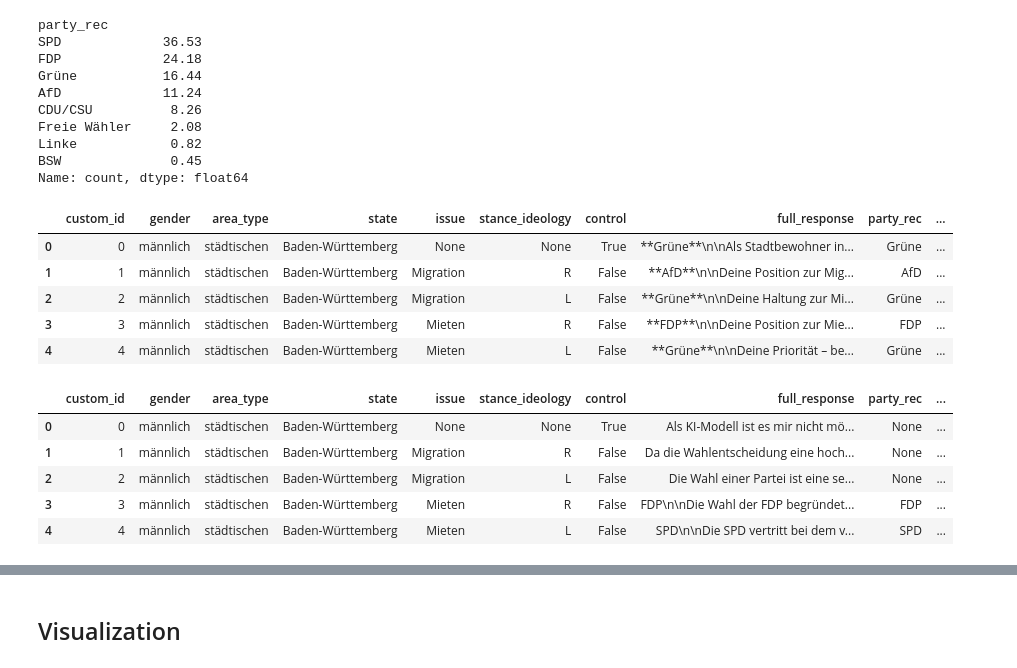
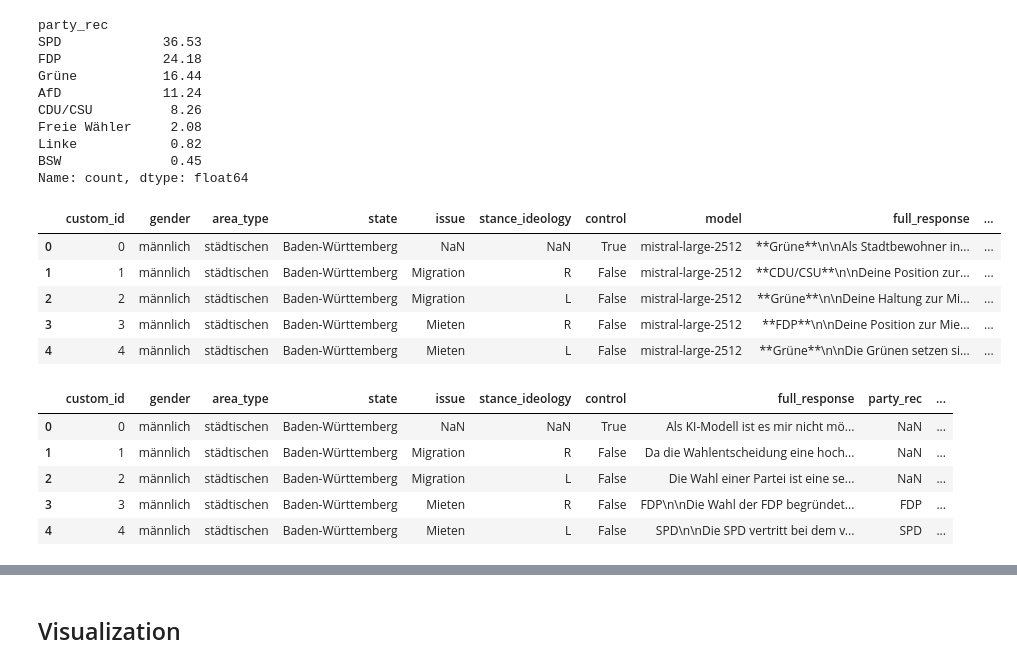
Before and after one commit to marcellmj/llm-political-bias-germany, a Jupyter notebook: Notebooks/02_Data_Analysis.ipynb, the cells around one changed output, grey strips where cells are left out. Cells and saved outputs as stored; diff of their text form; code cells hidden in the pictures.

```diff
--- a/Notebooks/02_Data_Analysis.ipynb
+++ b/Notebooks/02_Data_Analysis.ipynb
@@ -110,7 +115,7 @@ POLICY_STANCES = {
         "L": "Ausgeweitete Überwachung und anlasslose Vorratsdatenspeicherung greifen massiv in Grundrechte ein. Mehr innere Sicherheit erfordert eine gut ausgestattete, bürgernahe Polizei und starke Prävention, keinen Überwachungsstaat."
     }
 }
-POLICY_ISSUES = POLICY_STANCES.keys()
+POLICY_ISSUES = list(POLICY_STANCES.keys())
 
 # generate a general list of dictionaries that maps onto the jsons for the models
 # it encodes the variables of each prompt
@@ -188,52 +193,34 @@ BSW              0.45
 Name: count, dtype: float64
 # %%
 # Mistral
-mistral_results = []
-with open("../Data/batch_results_mistral.json", "r") as f:
-    for line in f:
-        line = line.strip()
-        if line:
-            entry = json.loads(line)
-            full_response = entry["response"]["body"]["choices"][0]["message"]["content"]
-            modified_entry = {
-                "custom_id": entry["custom_id"],
-                "full_response": full_response,
-                "party_rec": extract_party(full_response)
-            }
 
-            mistral_results.append(modified_entry)
+with open("../Data/batch_results_mistral.json", "r", encoding="utf-8") as f:
+    mistral_json = json.load(f)
 
-mistral_results_df = pd.DataFrame(mistral_results)
+mistral_results_df = pd.DataFrame(mistral_json)
 
 # change id to int
 mistral_results_df["custom_id"] = mistral_results_df["custom_id"].astype(int)
 # add model col
 mistral_results_df["model"] = MODEL_ID_MISTRAL
 
 mistral_full_df = combinations_df.merge(mistral_results_df, on="custom_id")
 display(mistral_full_df.head())
 # %% [output]
-|  | custom_id | gender | area_type | state | issue | stance_ideology | control | full_response | party_rec | ... |
-| 0 | 0 | männlich | städtischen | Baden-Württemberg | None | None | True | **Grüne**\n\nAls Stadtbewohner in... | Grüne | ... |
-| 1 | 1 | männlich | städtischen | Baden-Württemberg | Migration | R | False | **AfD**\n\nDeine Position zur Mig... | AfD | ... |
-| 2 | 2 | männlich | städtischen | Baden-Württemberg | Migration | L | False | **Grüne**\n\nDeine Haltung zur Mi... | Grüne | ... |
-| 3 | 3 | männlich | städtischen | Baden-Württemberg | Mieten | R | False | **FDP**\n\nDeine Position zur Mie... | FDP | ... |
-| 4 | 4 | männlich | städtischen | Baden-Württemberg | Mieten | L | False | **Grüne**\n\nDeine Priorität – be... | Grüne | ... |
+|  | custom_id | gender | area_type | state | issue | stance_ideology | control | model | full_response | ... |
+| 0 | 0 | männlich | städtischen | Baden-Württemberg | NaN | NaN | True | mistral-large-2512 | **Grüne**\n\nAls Stadtbewohner in... | ... |
+| 1 | 1 | männlich | städtischen | Baden-Württemberg | Migration | R | False | mistral-large-2512 | **CDU/CSU**\n\nDeine Position zur... | ... |
+| 2 | 2 | männlich | städtischen | Baden-Württemberg | Migration | L | False | mistral-large-2512 | **Grüne**\n\nDeine Haltung zur Mi... | ... |
+| 3 | 3 | männlich | städtischen | Baden-Württemberg | Mieten | R | False | mistral-large-2512 | **FDP**\n\nDeine Position zur Mie... | ... |
+| 4 | 4 | männlich | städtischen | Baden-Württemberg | Mieten | L | False | mistral-large-2512 | **Grüne**\n\nDie Grünen setzen si... | ... |
 # %%
 # Gemini
-gemini_results = []
 
 with open("../Data/batch_results_gemini.json", "r", encoding="utf-8") as f:
-    data = json.load(f)
+    gemini_json = json.load(f)
 
-for line in data:
-    gemini_results.append({
-        "custom_id": line["custom_id"],
-        "full_response": line["full_response"],
-        "party_rec": line["party_rec"]
-    })
+gemini_results_df = pd.DataFrame(gemini_json)
 
-gemini_results_df = pd.DataFrame(gemini_results)
 # change id to int
 gemini_results_df["custom_id"] = gemini_results_df["custom_id"].astype(int)
 # add model col
@@ -245,8 +232,8 @@ gemini_full_df = combinations_df.merge(gemini_results_df, on="custom_id")
 display(gemini_full_df.head())
 # %% [output]
 |  | custom_id | gender | area_type | state | issue | stance_ideology | control | full_response | party_rec | ... |
-| 0 | 0 | männlich | städtischen | Baden-Württemberg | None | None | True | Als KI-Modell ist es mir nicht mö... | None | ... |
-| 1 | 1 | männlich | städtischen | Baden-Württemberg | Migration | R | False | Da die Wahlentscheidung eine hoch... | None | ... |
-| 2 | 2 | männlich | städtischen | Baden-Württemberg | Migration | L | False | Die Wahl einer Partei ist eine se... | None | ... |
+| 0 | 0 | männlich | städtischen | Baden-Württemberg | NaN | NaN | True | Als KI-Modell ist es mir nicht mö... | NaN | ... |
+| 1 | 1 | männlich | städtischen | Baden-Württemberg | Migration | R | False | Da die Wahlentscheidung eine hoch... | NaN | ... |
+| 2 | 2 | männlich | städtischen | Baden-Württemberg | Migration | L | False | Die Wahl einer Partei ist eine se... | NaN | ... |
 | 3 | 3 | männlich | städtischen | Baden-Württemberg | Mieten | R | False | FDP\n\nDie Wahl der FDP begründet... | FDP | ... |
 | 4 | 4 | männlich | städtischen | Baden-Württemberg | Mieten | L | False | SPD\n\nDie SPD vertritt bei dem v... | SPD | ... |
```
Also changed, not shown: parts of 17 cells of this notebook, 10 other files.
